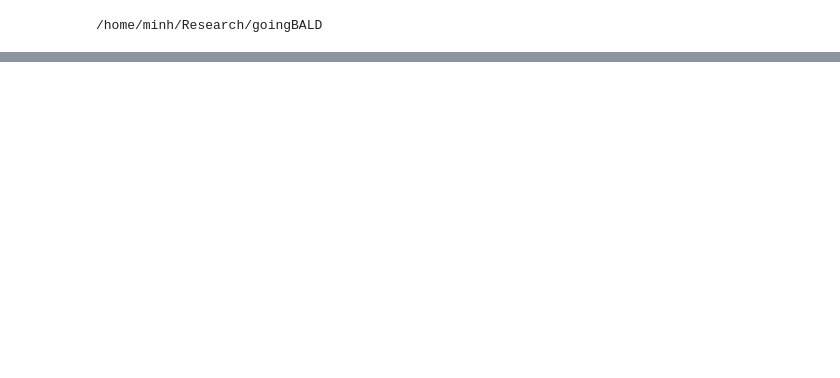
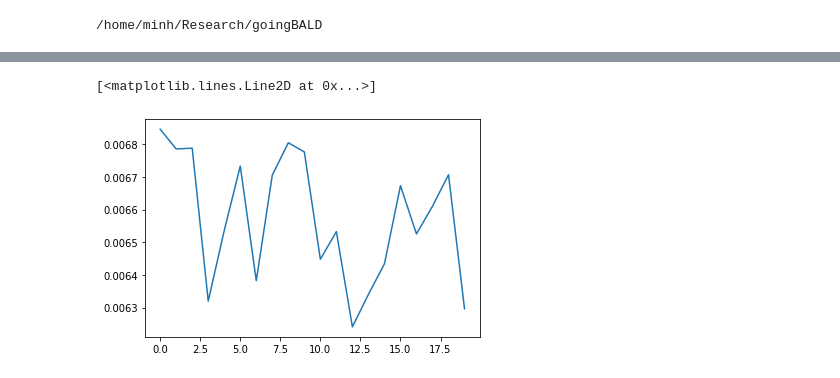
Before and after one commit to MinhxLe/goingBALD, a Jupyter notebook: notebooks/experiment_analysis.ipynb, the cells around one changed output, grey strips where cells are left out. Saved outputs shown, nothing was run; the diff lists cells and outputs as text; code cells hidden in the pictures; blank space fills up the shorter version.

```diff
--- a/notebooks/experiment_analysis.ipynb
+++ b/notebooks/experiment_analysis.ipynb
@@ -14,3 +42,7 @@ EXPERIMENTS_DIR = '/home/minh/Research/goingBALD/experiments/conll2003_random_sa
 # %%
 with open(os.path.join(EXPERIMENTS_DIR, "experiment_args.txt")) as f:
-    args = json.load(f)
+    args_dict = json.load(f)
+
+from collections import namedtuple
+Args = namedtuple("Args", [key for key in args_dict])
+args = Args(**args_dict)
@@ -40,0 +49,5 @@ for i in range(args.al_epochs)
+# %%
+from bald.conll_experiment_manager import (
+    RandomExperimentManager,
+)
+random_manager = RandomExperimentManager(args, save_exp=False)
@@ -40,0 +80,5 @@ for i in range(args.al_epochs)
+# %%
+plt.plot(range(args.al_epochs), random_f_scores)
+# %% [output]
+[<matplotlib.lines.Line2D at 0x...>]
+[figure, added]
```
Also changed, not shown: parts of 11 cells of this notebook, 8 other files.
